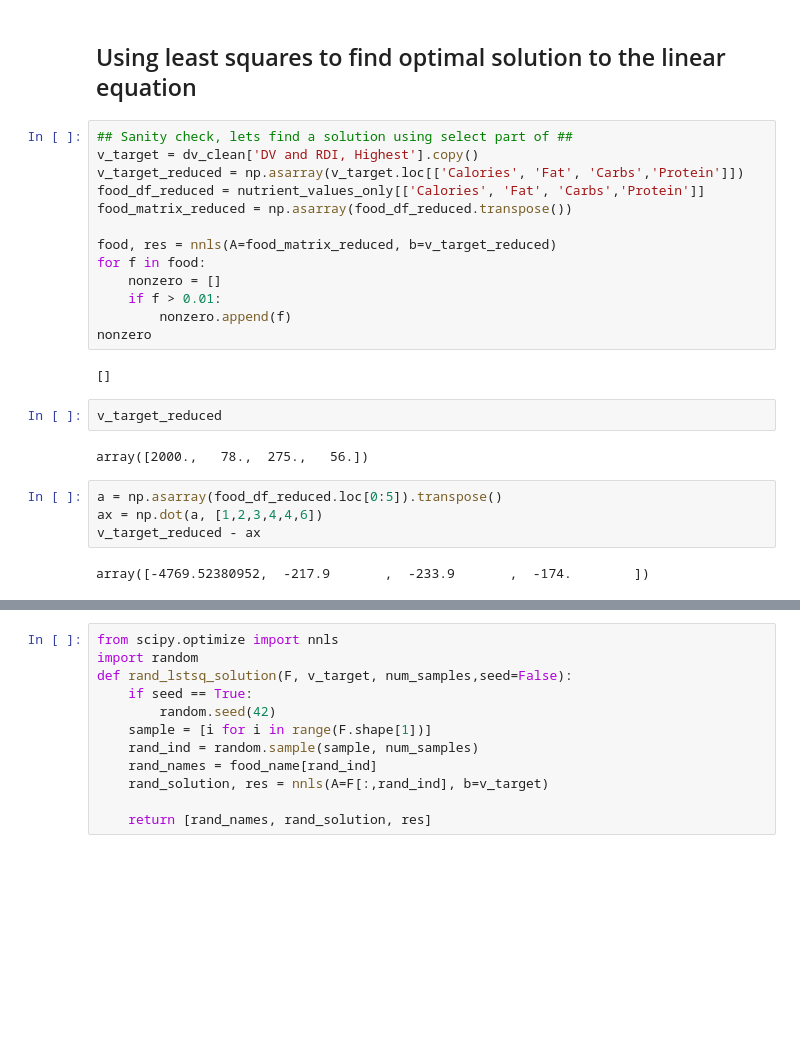
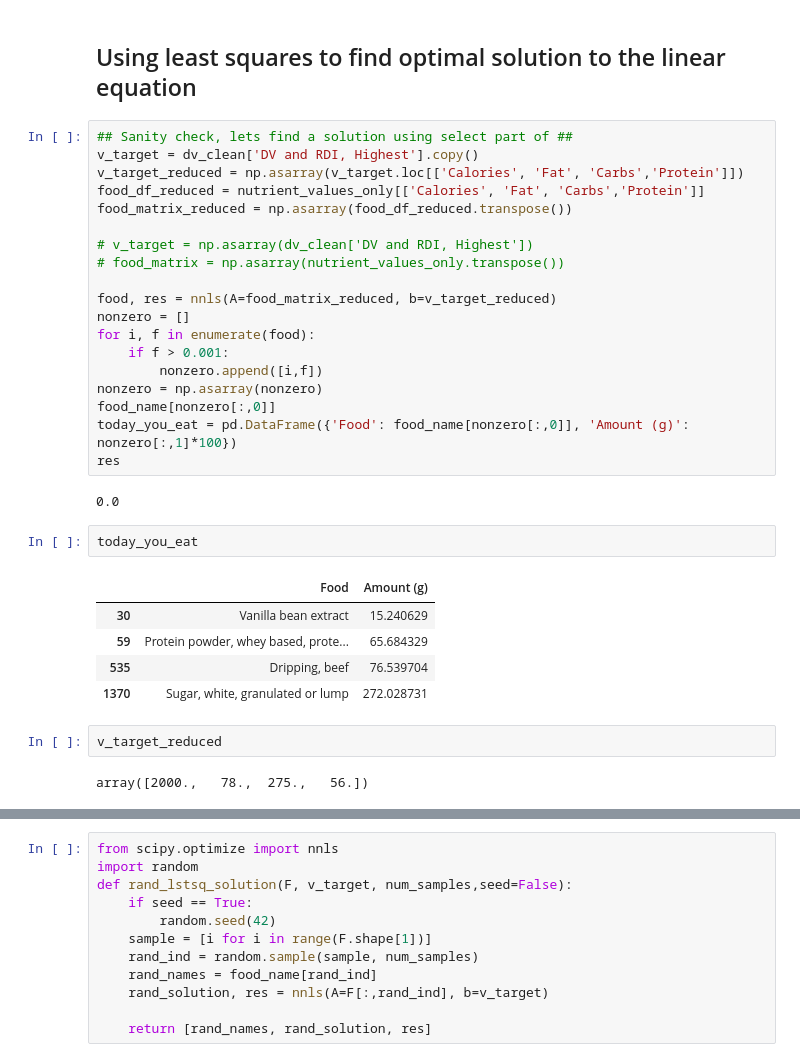
Before and after one commit to nathanteverett/portfolio, a Jupyter notebook: nutrition_calculator/nutrition_calculator_australia.ipynb, the cells around one changed output, grey strips where cells are left out. Cells and saved outputs as stored; diff of their text form; blank space fills up the shorter version.

```diff
--- a/nutrition_calculator/nutrition_calculator_australia.ipynb
+++ b/nutrition_calculator/nutrition_calculator_australia.ipynb
@@ -494,21 +494,29 @@ v_target_reduced = np.asarray(v_target.loc[['Calories', 'Fat', 'Carbs','Protein'
 food_df_reduced = nutrient_values_only[['Calories', 'Fat', 'Carbs','Protein']]
 food_matrix_reduced = np.asarray(food_df_reduced.transpose())
 
+# v_target = np.asarray(dv_clean['DV and RDI, Highest'])
+# food_matrix = np.asarray(nutrient_values_only.transpose())
+
 food, res = nnls(A=food_matrix_reduced, b=v_target_reduced)
-for f in food:
-    nonzero = []
-    if f > 0.01:
-        nonzero.append(f)
-nonzero
+nonzero = []
+for i, f in enumerate(food):
+    if f > 0.001:
+        nonzero.append([i,f])
+nonzero = np.asarray(nonzero)
+food_name[nonzero[:,0]]
+today_you_eat = pd.DataFrame({'Food': food_name[nonzero[:,0]], 'Amount (g)': nonzero[:,1]*100})
+res
 # %% [output]
-[]
+0.0
+# %%
+today_you_eat
+# %% [output]
+|  | Food | Amount (g) |
+| 30 | Vanilla bean extract | 15.240629 |
+| 59 | Protein powder, whey based, prote... | 65.684329 |
+| 535 | Dripping, beef | 76.539704 |
+| 1370 | Sugar, white, granulated or lump | 272.028731 |
 # %%
 v_target_reduced
 # %% [output]
 array([2000.,   78.,  275.,   56.])
-# %%
-a = np.asarray(food_df_reduced.loc[0:5]).transpose()
-ax = np.dot(a, [1,2,3,4,4,6])
-v_target_reduced - ax
-# %% [output]
-array([-4769.52380952,  -217.9       ,  -233.9       ,  -174.        ])
```
Also changed, not shown: parts of 1 cell of this notebook.
